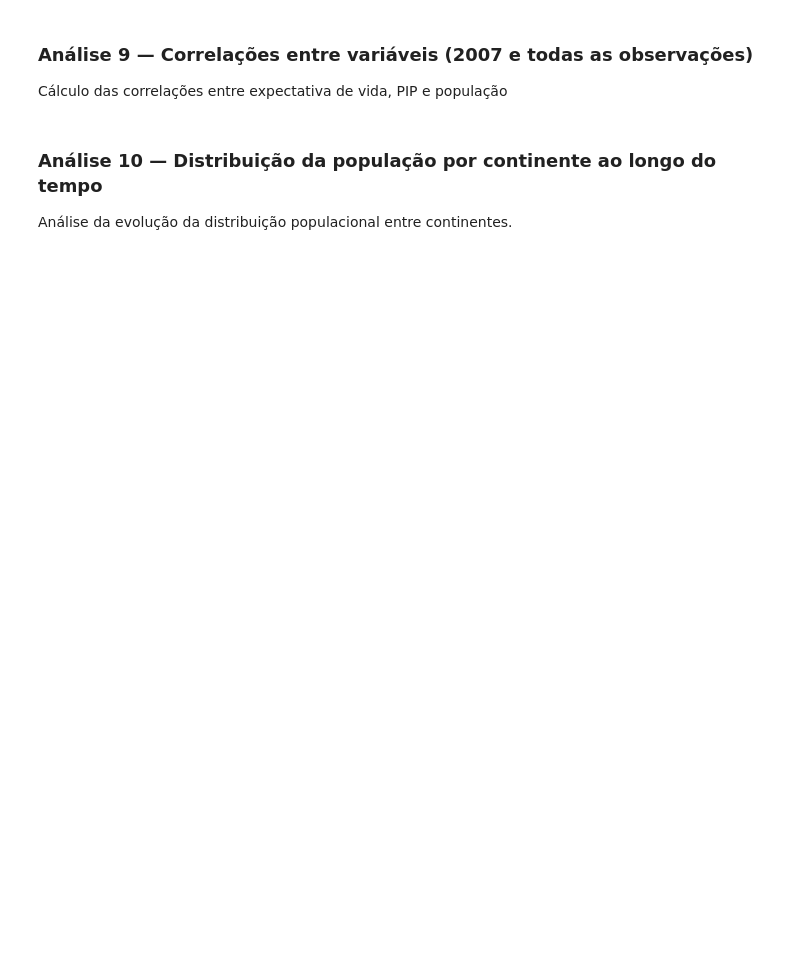
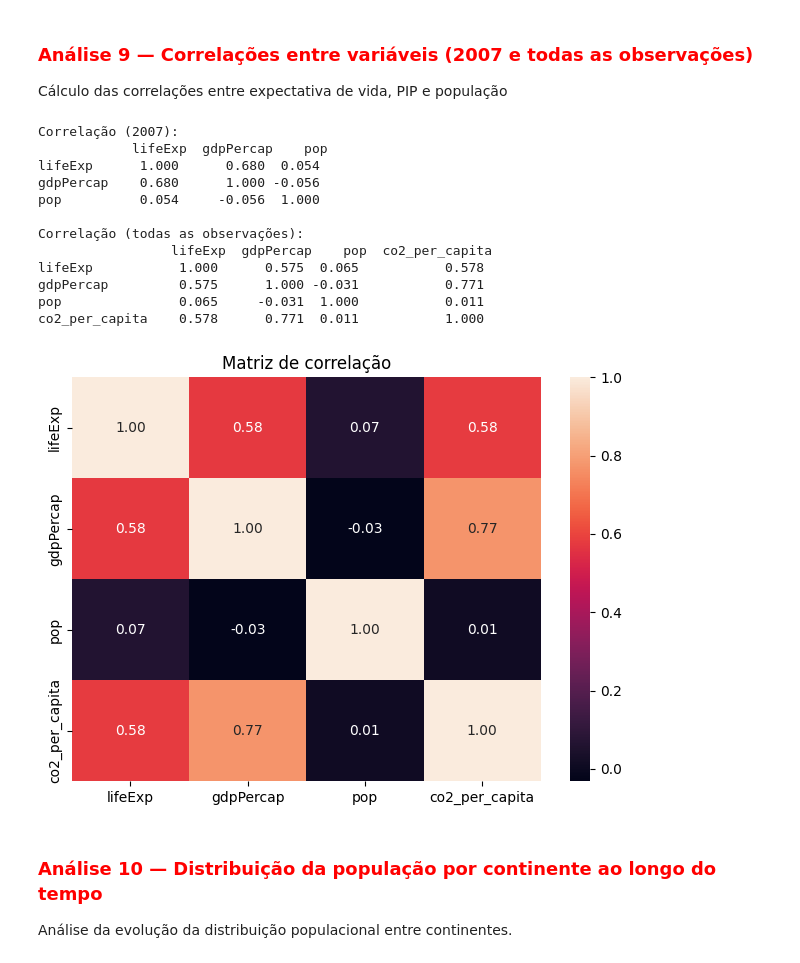
Before and after one commit to kadupenido/python-cd-avaliacao-final-grupo-5, a Jupyter notebook: notebooks/grupo_5_projeto_gapminder.ipynb, the cells around one changed output. Saved outputs shown, nothing was run; the diff lists cells and outputs as text; code cells hidden in the pictures; blank space fills up the shorter version.

```diff
--- a/notebooks/grupo_5_projeto_gapminder.ipynb
+++ b/notebooks/grupo_5_projeto_gapminder.ipynb
@@ -212,21 +300,39 @@ print('Interpretação: Há uma tendência clara de que países com maior PIB pe
 # %% [markdown]
-### Análise 9 — Correlações entre variáveis (2007 e todas as observações)
+### <font color="red">Análise 9 — Correlações entre variáveis (2007 e todas as observações)</font>
 
 Cálculo das correlações entre expectativa de vida, PIP e população
 # %%
 # Análise 9
 
 # Cálculo das correlações entre expectativa de vida, PIP e população
 corr_2007 = ds_2007[['lifeExp','gdpPercap','pop']].corr()
 
 # Cálculo das correlações para todas as observações
 corr_completa = ds_limpo[['lifeExp','gdpPercap','pop', 'co2_per_capita' ]].corr()
 
 
 print('Correlação (2007):\n', corr_2007.round(3))
 print('\nCorrelação (todas as observações):\n', corr_completa.round(3))
+
+sns.heatmap(corr_completa, annot=True, fmt='.2f')
+plt.title('Matriz de correlação')
+plt.tight_layout(); plt.show()
+# %% [output]
+Correlação (2007):
+            lifeExp  gdpPercap    pop
+lifeExp      1.000      0.680  0.054
+gdpPercap    0.680      1.000 -0.056
+pop          0.054     -0.056  1.000
+
+Correlação (todas as observações):
+                 lifeExp  gdpPercap    pop  co2_per_capita
+lifeExp           1.000      0.575  0.065           0.578
+gdpPercap         0.575      1.000 -0.031           0.771
+pop               0.065     -0.031  1.000           0.011
+co2_per_capita    0.578      0.771  0.011           1.000
+[figure, added]
 # %% [markdown]
-### Análise 10 — Distribuição da população por continente ao longo do tempo
+### <font color="red">Análise 10 — Distribuição da população por continente ao longo do tempo</font>
 
 Análise da evolução da distribuição populacional entre continentes.
 # %%
```
Also changed, not shown: parts of 41 cells of this notebook, 3 other files.
